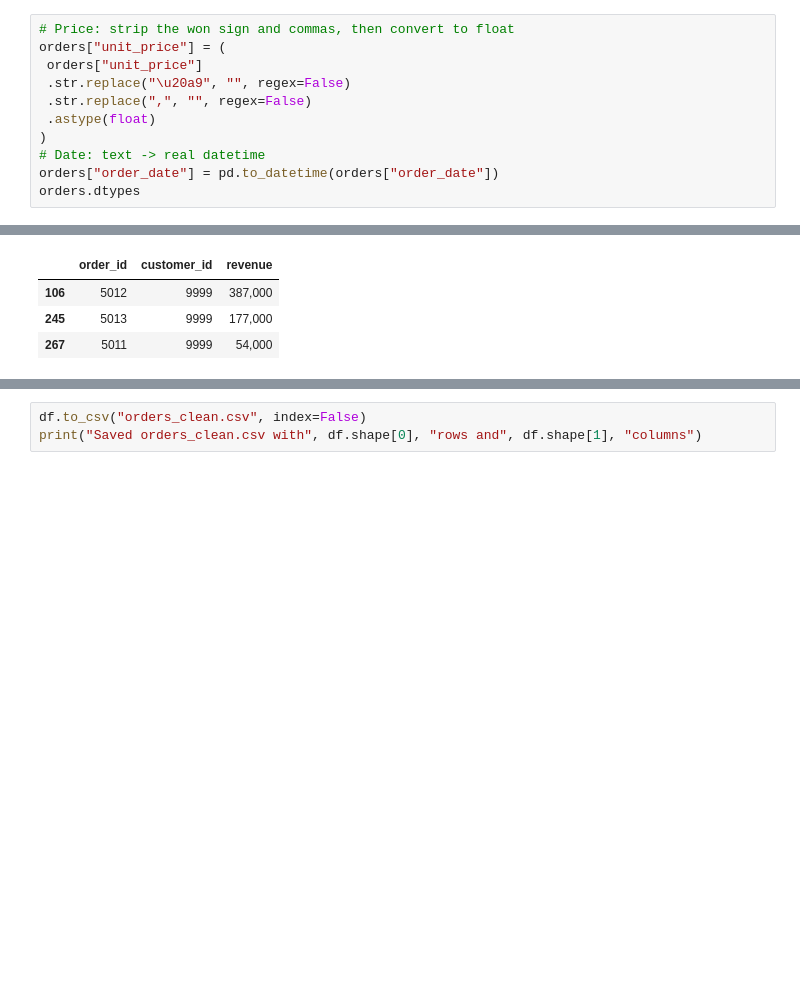
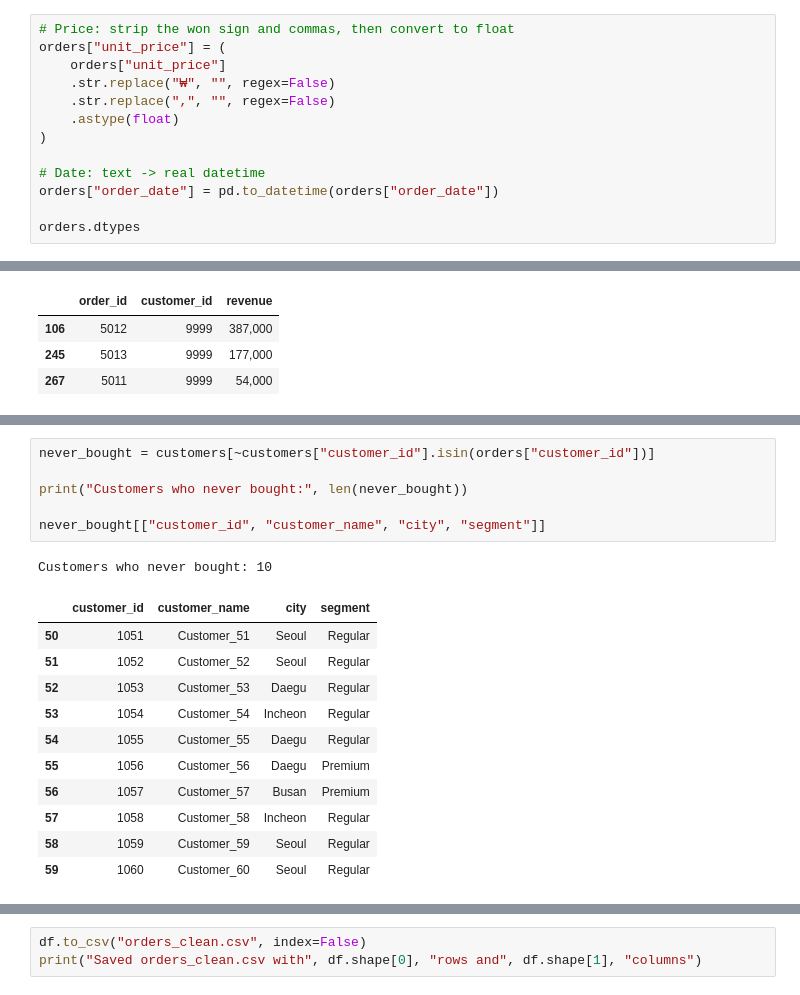
Before and after one commit to sumanadahal987-glitch/data-science-labs-2026, a Jupyter notebook: seoulcart.ipynb, the cells around one changed output, grey strips where cells are left out. Saved outputs shown, nothing was run; the diff lists cells and outputs as text; blank space fills up the shorter version.

Commit message:
Complete Week 3 SeoulCart data wrangling lab

```diff
--- a/seoulcart.ipynb
+++ b/seoulcart.ipynb
@@ -126,13 +136,15 @@ Rows before: 312 | after: 300 | removed: 12
 # %%
 # Price: strip the won sign and commas, then convert to float
 orders["unit_price"] = (
- orders["unit_price"]
- .str.replace("\u20a9", "", regex=False)
- .str.replace(",", "", regex=False)
- .astype(float)
+    orders["unit_price"]
+    .str.replace("₩", "", regex=False)
+    .str.replace(",", "", regex=False)
+    .astype(float)
 )
+
 # Date: text -> real datetime
 orders["order_date"] = pd.to_datetime(orders["order_date"])
+
 orders.dtypes
 # %% [output]
 order_id                   int64
@@ -211,4 +241,23 @@ df.head()
 | 2 | 5151 | 1043 | 2026-08-15 | Beauty | Face Serum | 45,000 | 2 | KakaoPay | 90,000 | ... |
 | 3 | 5105 | 1042 | 2026-07-26 | Beauty | Hand Cream | 12,000 | 2 | Card | 24,000 | ... |
 | 4 | 5038 | 1049 | 2026-03-02 | Fashion | Winter Jacket | 159,000 | 1 | KakaoPay | 159,000 | ... |
+# %%
+never_bought = customers[~customers["customer_id"].isin(orders["customer_id"])]
+
+print("Customers who never bought:", len(never_bought))
+
+never_bought[["customer_id", "customer_name", "city", "segment"]]
+# %% [output]
+Customers who never bought: 10
+|  | customer_id | customer_name | city | segment |
+| 50 | 1051 | Customer_51 | Seoul | Regular |
+| 51 | 1052 | Customer_52 | Seoul | Regular |
+| 52 | 1053 | Customer_53 | Daegu | Regular |
+| 53 | 1054 | Customer_54 | Incheon | Regular |
+| 54 | 1055 | Customer_55 | Daegu | Regular |
+| 55 | 1056 | Customer_56 | Daegu | Premium |
+| 56 | 1057 | Customer_57 | Busan | Premium |
+| 57 | 1058 | Customer_58 | Incheon | Regular |
+| 58 | 1059 | Customer_59 | Seoul | Regular |
+| 59 | 1060 | Customer_60 | Seoul | Regular |
 # %%
```
Also changed, not shown: parts of 24 cells of this notebook.
